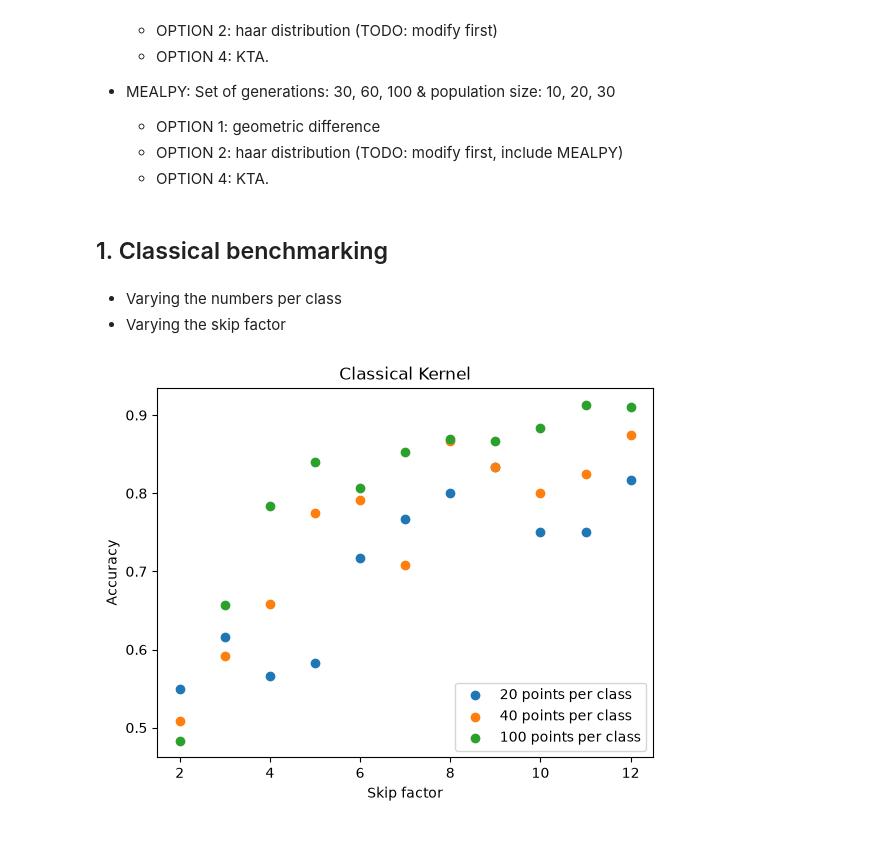
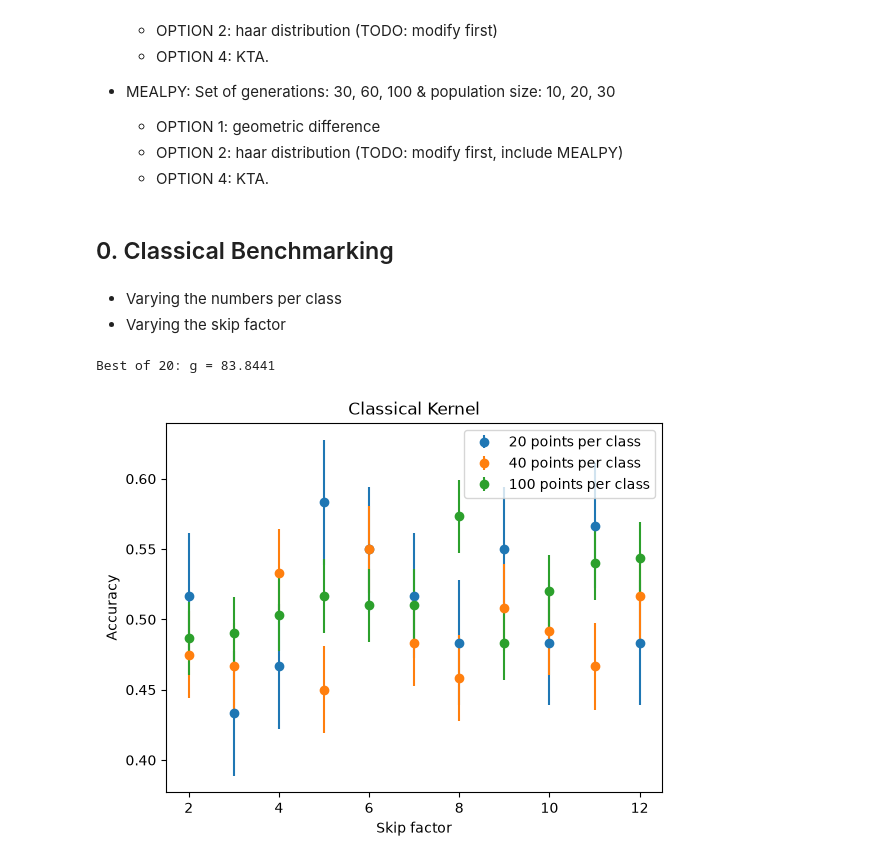
Before and after one commit to marrrrrrta/Automatic_Design_QFM_Genomic_Classification, a Jupyter notebook: KernelGap_synthetic_v4.ipynb, the cells around one changed output. Cells and saved outputs as stored; diff of their text form; code cells hidden in the pictures.

Commit message:
several experiments conducted. trying to find a good dataset man. commit as checkpoint

```diff
--- a/KernelGap_synthetic_v4.ipynb
+++ b/KernelGap_synthetic_v4.ipynb
@@ -32,44 +32,48 @@ from src.utils.visuals import *
 from src.kernel.metrics import geometric_difference
 from src.optimization.classical_base import classical_benchmark
 # %% [markdown]
-## 1. Classical benchmarking
+## 0. Classical Benchmarking
 # %% [markdown]
 - Varying the numbers per class
 - Varying the skip factor
 # %%
+candidate, g = find_hard_generating_candidate(n_candidates=20, seed=45)
+
 skip_factors = np.linspace(2, 12, 11, dtype=int)
 accuracies1, accuracies2, accuracies3 = [], [], []
 for skip in skip_factors:
     accs1, accs2, accs3 = [], [], []
     for seed in range(5):  # a few seeds per skip factor
-        X, y = KernelGap_synthetic_dataset(seed=seed, skipfactor=skip, n_per_class=20)
+        X, y = KernelGap_synthetic_dataset(seed=seed, skipfactor=skip, n_per_class=20, gen_candidate=candidate)
         X_train, X_test, y_train, y_test = preprocess_synthetic(X, y, N_QUBITS)
         results = classical_benchmark(X_train, y_train, X_test, y_test)
         accs1.append(results['accuracy'])
 
-        X, y = KernelGap_synthetic_dataset(seed=seed, skipfactor=skip, n_per_class=40)
+        X, y = KernelGap_synthetic_dataset(seed=seed, skipfactor=skip, n_per_class=40, gen_candidate=candidate)
         X_train, X_test, y_train, y_test = preprocess_synthetic(X, y, N_QUBITS)
         results = classical_benchmark(X_train, y_train, X_test, y_test)
         accs2.append(results['accuracy'])
 
-        X, y = KernelGap_synthetic_dataset(seed=seed, skipfactor=skip, n_per_class=100)
+        X, y = KernelGap_synthetic_dataset(seed=seed, skipfactor=skip, n_per_class=100, gen_candidate=candidate)
         X_train, X_test, y_train, y_test = preprocess_synthetic(X, y, N_QUBITS)
         results = classical_benchmark(X_train, y_train, X_test, y_test)
         accs3.append(results['accuracy'])
     accuracies1.append(np.mean(accs1))
     accuracies2.append(np.mean(accs2))
     accuracies3.append(np.mean(accs3))
+# %% [output]
+Best of 20: g = 83.8441
 # %%
-plt.scatter(skip_factors, accuracies1, label='20 points per class')
-plt.scatter(skip_factors, accuracies2, label='40 points per class')
-plt.scatter(skip_factors, accuracies3, label='100 points per class')
+# plt.scatter(skip_factors, accuracies1, label='20 points per class')
+# plt.scatter(skip_factors, accuracies2, label='40 points per class')
+# plt.scatter(skip_factors, accuracies3, label='100 points per class')
 plt.ylabel('Accuracy')
 plt.xlabel('Skip factor')
 plt.title('Classical Kernel')
-# plt.errorbar(skip_factors, accuracies1, yerr=np.std(accuracies1), fmt='o', label='20 points per class')
-# plt.errorbar(skip_factors, accuracies2, yerr=np.std(accuracies2), fmt='o', label='40 points per class')
-# plt.errorbar(skip_factors, accuracies3, yerr=np.std(accuracies3), fmt='o', label='100 points per class')
+plt.errorbar(skip_factors, accuracies1, yerr=np.std(accuracies1), fmt='o', label='20 points per class')
+plt.errorbar(skip_factors, accuracies2, yerr=np.std(accuracies2), fmt='o', label='40 points per class')
+plt.errorbar(skip_factors, accuracies3, yerr=np.std(accuracies3), fmt='o', label='100 points per class')
 plt.legend()
 plt.show()
 # %% [output]
-[figure, old version]
+[figure, new version]
```
Also changed, not shown: parts of 8 cells of this notebook, 11 other files.
